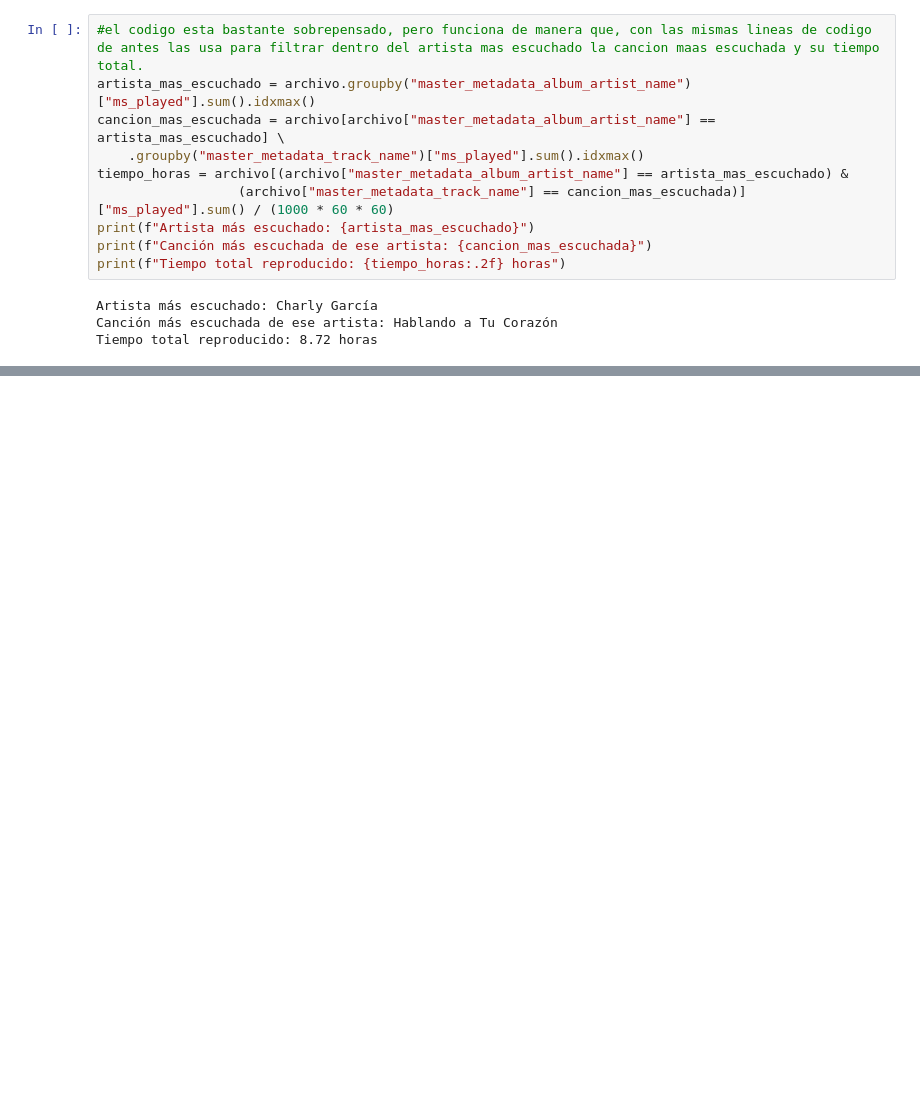
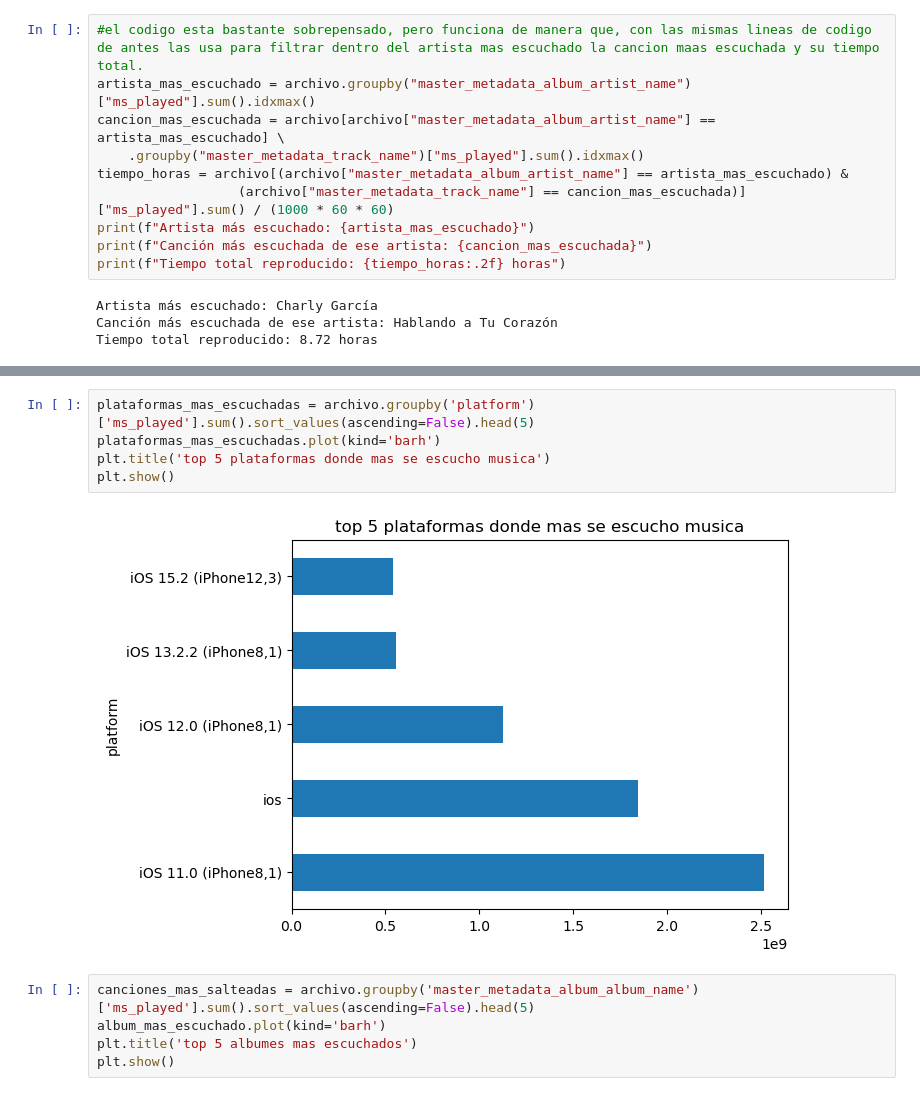
Before and after one commit to joaquinmora14/TPspotify-JoaquinM-NicoasC-CamiloR, a Jupyter notebook: tpSpotify.ipynb, the cells around one changed output, grey strips where cells are left out. Saved outputs shown, nothing was run; the diff lists cells and outputs as text; blank space fills up the shorter version.

```diff
--- a/tpSpotify.ipynb
+++ b/tpSpotify.ipynb
@@ -102,0 +111,12 @@ plt.show()
+# %%
+plataformas_mas_escuchadas = archivo.groupby('platform')['ms_played'].sum().sort_values(ascending=False).head(5)
+plataformas_mas_escuchadas.plot(kind='barh')
+plt.title('top 5 plataformas donde mas se escucho musica')
+plt.show()
+# %% [output]
+[figure, added]
+# %%
+canciones_mas_salteadas = archivo.groupby('master_metadata_album_album_name')['ms_played'].sum().sort_values(ascending=False).head(5)
+album_mas_escuchado.plot(kind='barh')
+plt.title('top 5 albumes mas escuchados')
+plt.show()
```
Also changed, not shown: parts of 3 cells of this notebook.
